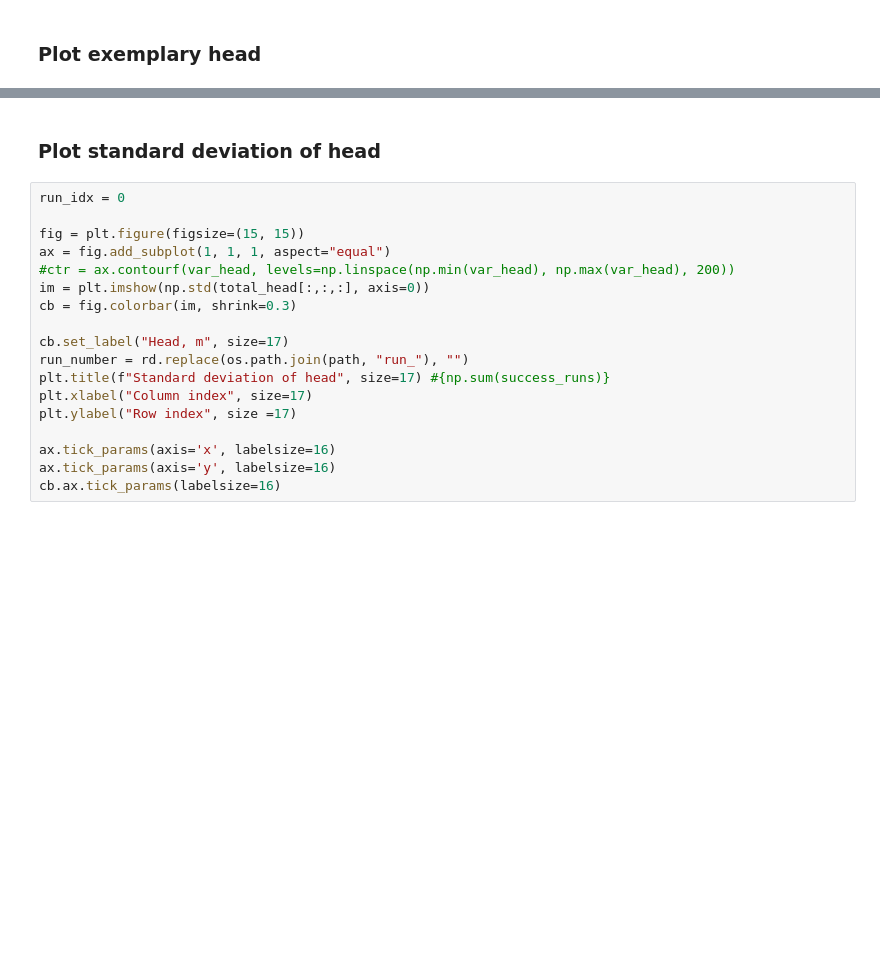
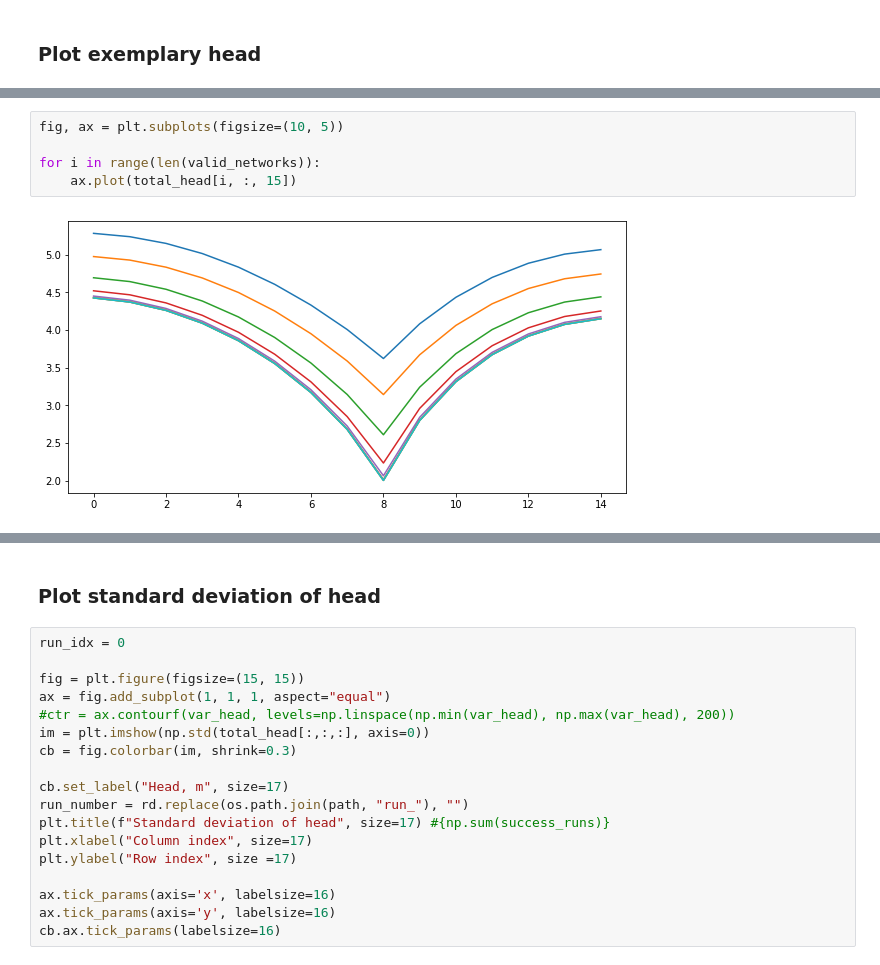
Before and after one commit to iGW-TU-Dresden/CFPy, a Jupyter notebook: CFPy_Examples/EX08_stochastic_pyKasso_FloPy_II.ipynb, the cells around one changed output, grey strips where cells are left out. Cells and saved outputs as stored; diff of their text form; blank space fills up the shorter version.

```diff
--- a/CFPy_Examples/EX08_stochastic_pyKasso_FloPy_II.ipynb
+++ b/CFPy_Examples/EX08_stochastic_pyKasso_FloPy_II.ipynb
@@ -638,0 +649,7 @@ cb.ax.tick_params(labelsize=16)
+# %%
+fig, ax = plt.subplots(figsize=(10, 5))
+
+for i in range(len(valid_networks)):
+    ax.plot(total_head[i, :, 15])
+# %% [output]
+[figure, added]
```
Also changed, not shown: parts of 6 cells of this notebook, 12 other files.
